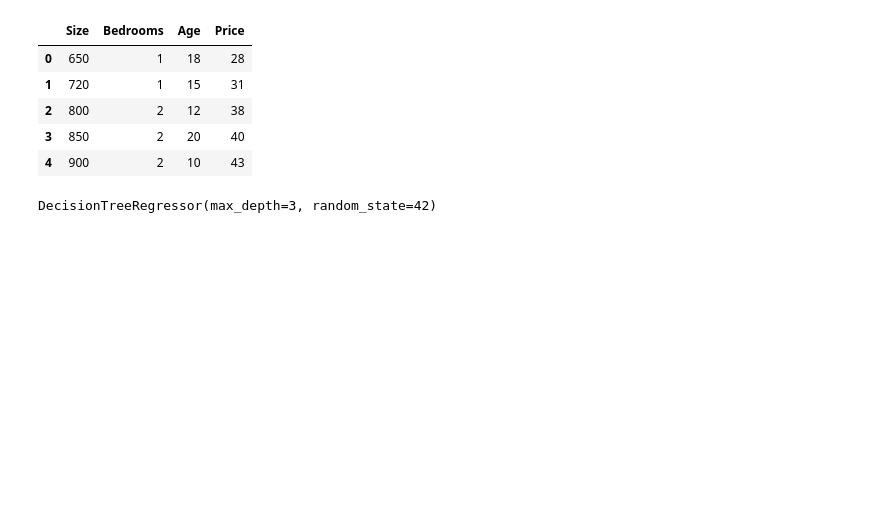
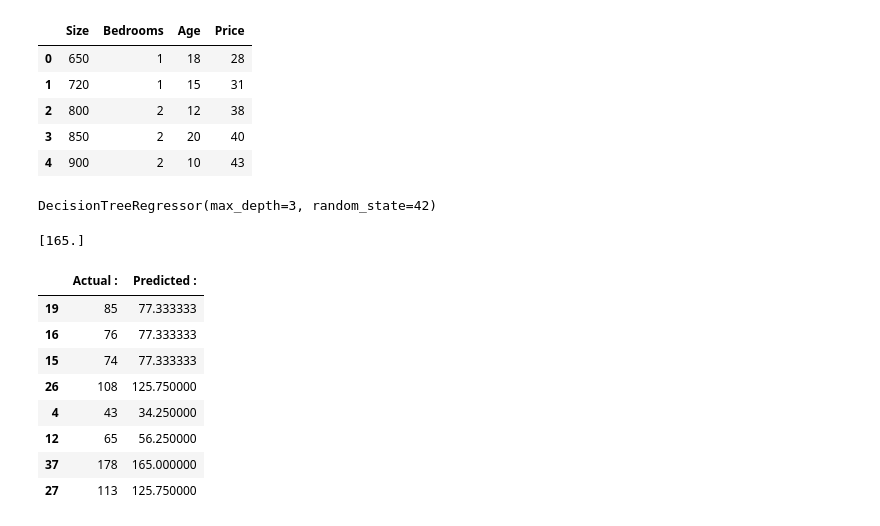
Before and after one commit to DeepuKun/Machine-Learning-Practice, a Jupyter notebook: Decision_Tree.ipynb, the cells around one changed output. Saved outputs shown, nothing was run; the diff lists cells and outputs as text; code cells hidden in the pictures; blank space fills up the shorter version.

```diff
--- a/Decision_Tree.ipynb
+++ b/Decision_Tree.ipynb
@@ -29,3 +29,23 @@ model = DecisionTreeRegressor(max_depth = 3, random_state=42)
 model.fit(X_train, Y_train)
 # %% [output]
 DecisionTreeRegressor(max_depth=3, random_state=42)
+# %%
+test=[[1200,5,3]]
+prediction = model.predict(test)
+print(prediction)
+# %% [output]
+[165.]
+# %%
+y_pred = model.predict(X_test)
+results = pd.DataFrame({'Actual :': Y_test.squeeze(), 'Predicted :': y_pred})
+results
+# %% [output]
+|  | Actual : | Predicted : |
+| 19 | 85 | 77.333333 |
+| 16 | 76 | 77.333333 |
+| 15 | 74 | 77.333333 |
+| 26 | 108 | 125.750000 |
+| 4 | 43 | 34.250000 |
+| 12 | 65 | 56.250000 |
+| 37 | 178 | 165.000000 |
+| 27 | 113 | 125.750000 |
```
